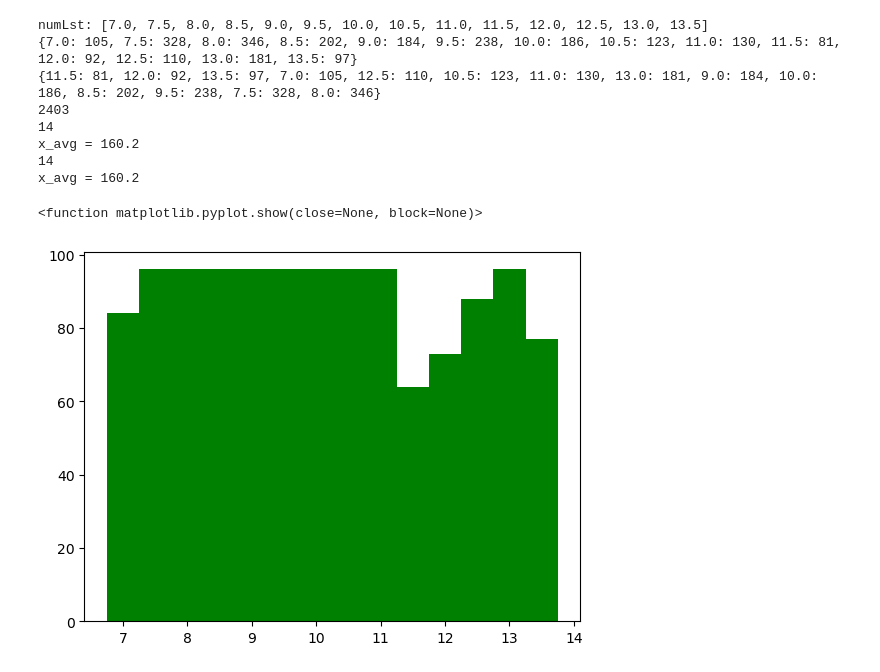
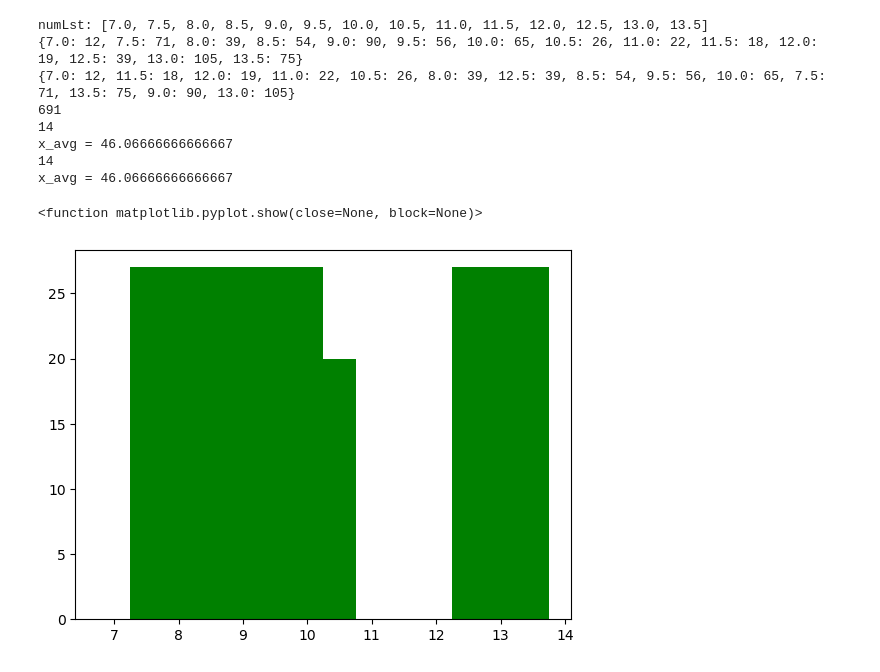
Before and after one commit to chanopsethiwan/CNNNanoparticles, a Jupyter notebook: dataStandardwithLowandUpperLim.ipynb, the cells around one changed output. Saved outputs shown, nothing was run; the diff lists cells and outputs as text; code cells hidden in the pictures.

Commit message:
make classification folder

```diff
--- a/dataStandardwithLowandUpperLim.ipynb
+++ b/dataStandardwithLowandUpperLim.ipynb
@@ -7,10 +7,10 @@ import shutil
 from collections import defaultdict
 
 # Directories
-input_folder = r'C:\Users\Public\PartIIB project 2023_2024\Image collection without reaction\00AgNO3_mole_fraction\6Class\helical_1'
-output_folder_train = r'C:\Users\Public\PartIIB project 2023_2024\Image collection without reaction\00AgNO3_mole_fraction\dataSelectorHelicalOneLowerLimit\train'
-output_folder_test_val = r'C:\Users\Public\PartIIB project 2023_2024\Image collection without reaction\00AgNO3_mole_fraction\dataSelectorHelicalOneLowerLimit\testVal'
-output_folder_test_val_disc = r'C:\Users\Public\PartIIB project 2023_2024\Image collection without reaction\00AgNO3_mole_fraction\dataSelectorHelicalOneLowerLimit\testValDisc'
+input_folder = r'C:\Users\Public\PartIIB project 2023_2024\Image collection without reaction\00AgNO3_mole_fraction\Outputs_Grayscale_Labelled_Images_Sizes\size_folder3'
+output_folder_train = r'C:\Users\Public\PartIIB project 2023_2024\Image collection without reaction\00AgNO3_mole_fraction\dataSelectorAllGeometryLowerLimit\train'
+output_folder_test_val = r'C:\Users\Public\PartIIB project 2023_2024\Image collection without reaction\00AgNO3_mole_fraction\dataSelectorAllGeometryLowerLimit\testVal'
+output_folder_test_val_disc = r'C:\Users\Public\PartIIB project 2023_2024\Image collection without reaction\00AgNO3_mole_fraction\dataSelectorAllGeometryLowerLimit\testValDisc'
 
 # Self-define parameters
 
@@ -58,7 +58,7 @@ def obtainSizeRange(targetDir, input_num, num_bins, lower_limit=7.0, upper_limit
     print(dict(sorted(sizeDict.items(), key=lambda item: item[1])))
     return dict(sorted(sizeDict.items()))
 
-sizeDict = obtainSizeRange(targetDir = input_folder, input_num= input_num, num_bins= num_bins, lower_limit= lower_limit)
+sizeDict = obtainSizeRange(targetDir = input_folder, input_num= input_num, num_bins= num_bins, lower_limit= lower_limit, upper_limit= upper_limit)
 totalItems = sum(sizeDict.values())
 print(totalItems)
 
@@ -196,7 +210,7 @@ import shutil
 from collections import defaultdict
 
 # Directories
-input_folder = r'C:\Users\Public\PartIIB project 2023_2024\Image collection without reaction\00AgNO3_mole_fraction\6Class\helical_1'
+input_folder = r'C:\Users\Public\PartIIB project 2023_2024\Image collection without reaction\00AgNO3_mole_fraction\Outputs_Grayscale_Labelled_Images_Sizes\size_folder3'
 # Self-define parameters
 
 # number of image in input
@@ -266,36 +280,36 @@ def obtainDesiredDict(sizeDict, disregardFactor, trainProportion, upperFactor, l
     x_lower = x_avg*disregardFactor
     x_upper = (x_avg*upperFactor)/trainProportion
 
     for j in numLst:
         try:
             # x = number of contours per bin
             x = sizeDict[j]
 
             if x < x_lower:
                 desiredDict[j] = 0
 
             elif x_lower < x < x_upper:
                 desiredDict[j] = int(trainProportion*x)
             elif x > x_upper:
                 desiredDict[j] = int(x_avg*upperFactor)
 
         except KeyError:
             pass
     return desiredDict
 
 desiredDict = obtainDesiredDict(sizeDict, disregardFactor= disregardFactor, trainProportion= trainProportion, upperFactor= upperFactor, lower_limit= lower_limit)
 
 desiredDict = obtainDesiredDict(sizeDict, disregardFactor= disregardFactor, trainProportion= trainProportion, upperFactor= upperFactor, lower_limit= lower_limit)
 plt.bar(list(desiredDict.keys()), desiredDict.values(), -0.5, color='g')
 plt.show
 # %% [output]
 numLst: [7.0, 7.5, 8.0, 8.5, 9.0, 9.5, 10.0, 10.5, 11.0, 11.5, 12.0, 12.5, 13.0, 13.5]
-{7.0: 105, 7.5: 328, 8.0: 346, 8.5: 202, 9.0: 184, 9.5: 238, 10.0: 186, 10.5: 123, 11.0: 130, 11.5: 81, 12.0: 92, 12.5: 110, 13.0: 181, 13.5: 97}
-{11.5: 81, 12.0: 92, 13.5: 97, 7.0: 105, 12.5: 110, 10.5: 123, 11.0: 130, 13.0: 181, 9.0: 184, 10.0: 186, 8.5: 202, 9.5: 238, 7.5: 328, 8.0: 346}
-2403
+{7.0: 12, 7.5: 71, 8.0: 39, 8.5: 54, 9.0: 90, 9.5: 56, 10.0: 65, 10.5: 26, 11.0: 22, 11.5: 18, 12.0: 19, 12.5: 39, 13.0: 105, 13.5: 75}
+{7.0: 12, 11.5: 18, 12.0: 19, 11.0: 22, 10.5: 26, 8.0: 39, 12.5: 39, 8.5: 54, 9.5: 56, 10.0: 65, 7.5: 71, 13.5: 75, 9.0: 90, 13.0: 105}
+691
 14
-x_avg = 160.2
+x_avg = 46.06666666666667
 14
-x_avg = 160.2
+x_avg = 46.06666666666667
 <function matplotlib.pyplot.show(close=None, block=None)>
-[figure, old version]
+[figure, new version]
```
Also changed, not shown: parts of 1 cell of this notebook, 4 other files.
